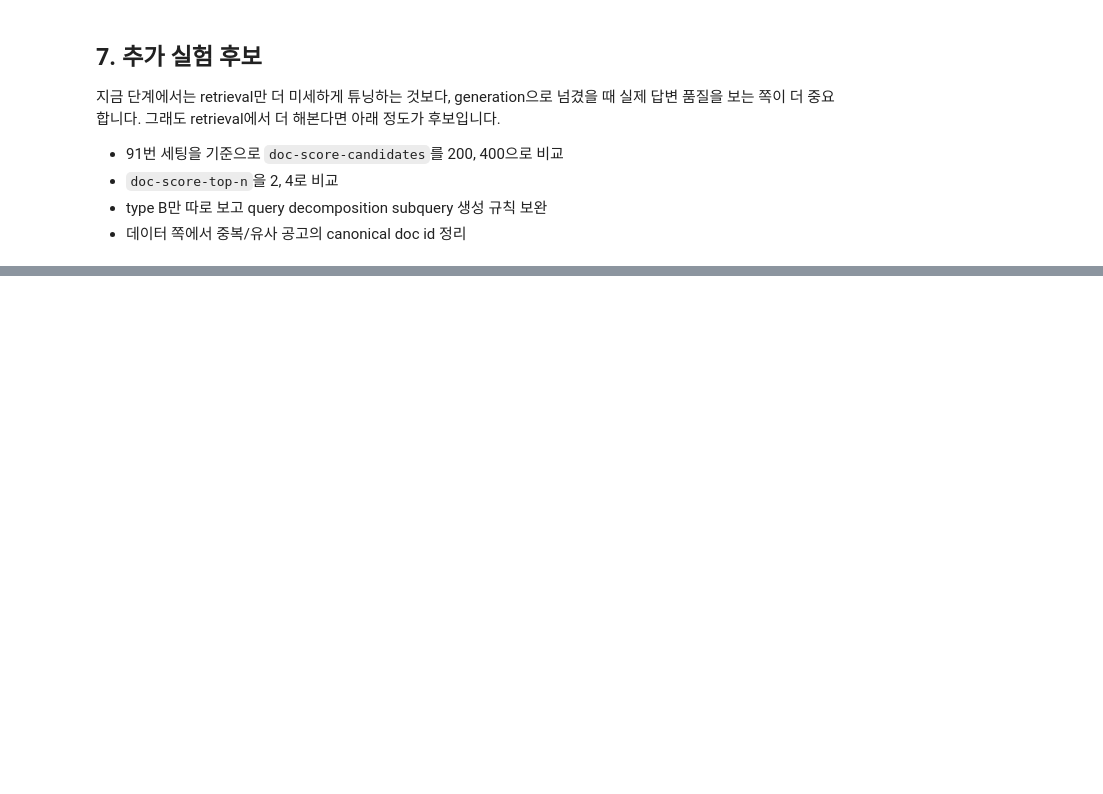
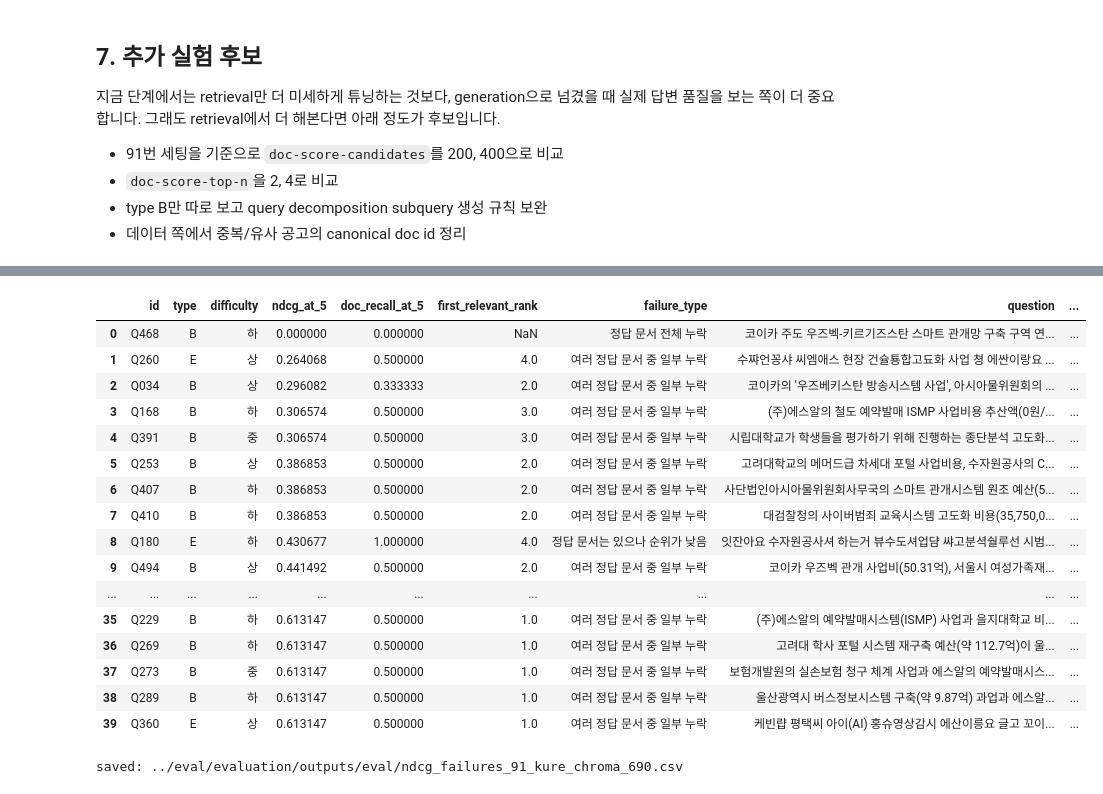
Before and after one commit to hskim2327/chatbot, a Jupyter notebook: notebooks/retrieval_690_optimization.ipynb, the cells around one changed output, grey strips where cells are left out. Saved outputs shown, nothing was run; the diff lists cells and outputs as text; code cells hidden in the pictures; blank space fills up the shorter version.

```diff
--- a/notebooks/retrieval_690_optimization.ipynb
+++ b/notebooks/retrieval_690_optimization.ipynb
@@ -182,0 +381,35 @@ print('\n' + best_eval_cmd)
+# %%
+view_cols = [
+    'id', 'type', 'difficulty', 'ndcg_at_5', 'doc_recall_at_5', 'first_relevant_rank',
+    'failure_type', 'question', 'ground_truth_docs', 'retrieved_docs', 'missing_docs',
+]
+
+failure_view = failure_91[view_cols].copy()
+for col in ['ground_truth_docs', 'retrieved_docs', 'missing_docs']:
+    failure_view[col] = failure_view[col].apply(lambda docs: '\n'.join(docs))
+
+pd.set_option('display.max_colwidth', 220)
+display(failure_view.head(40))
+
+FAILURE_EXPORT_PATH.parent.mkdir(parents=True, exist_ok=True)
+failure_view.to_csv(FAILURE_EXPORT_PATH, index=False, encoding='utf-8-sig')
+print('saved:', FAILURE_EXPORT_PATH)
+# %% [output]
+|  | id | type | difficulty | ndcg_at_5 | doc_recall_at_5 | first_relevant_rank | failure_type | question | ... |
+| 0 | Q468 | B | 하 | 0.000000 | 0.000000 | NaN | 정답 문서 전체 누락 | 코이카 주도 우즈벡-키르기즈스탄 스마트 관개망 구축 구역 연... | ... |
+| 1 | Q260 | E | 상 | 0.264068 | 0.500000 | 4.0 | 여러 정답 문서 중 일부 누락 | 수쨔언꽁샤 씨엠애스 현장 건슐툥합고됴화 사업 쳥 에싼이랑요 ... | ... |
+| 2 | Q034 | B | 상 | 0.296082 | 0.333333 | 2.0 | 여러 정답 문서 중 일부 누락 | 코이카의 '우즈베키스탄 방송시스템 사업', 아시아물위원회의 ... | ... |
+| 3 | Q168 | B | 하 | 0.306574 | 0.500000 | 3.0 | 여러 정답 문서 중 일부 누락 | (주)에스알의 철도 예약발매 ISMP 사업비용 추산액(0원/... | ... |
+| 4 | Q391 | B | 중 | 0.306574 | 0.500000 | 3.0 | 여러 정답 문서 중 일부 누락 | 시립대학교가 학생들을 평가하기 위해 진행하는 종단분석 고도화... | ... |
+| 5 | Q253 | B | 상 | 0.386853 | 0.500000 | 2.0 | 여러 정답 문서 중 일부 누락 | 고려대학교의 메머드급 차세대 포털 사업비용, 수자원공사의 C... | ... |
+| 6 | Q407 | B | 하 | 0.386853 | 0.500000 | 2.0 | 여러 정답 문서 중 일부 누락 | 사단법인아시아물위원회사무국의 스마트 관개시스템 원조 예산(5... | ... |
+| 7 | Q410 | B | 하 | 0.386853 | 0.500000 | 2.0 | 여러 정답 문서 중 일부 누락 | 대검찰청의 사이버범죄 교육시스템 고도화 비용(35,750,0... | ... |
+| 8 | Q180 | E | 하 | 0.430677 | 1.000000 | 4.0 | 정답 문서는 있으나 순위가 낮음 | 잇잔아요 수자원공사셔 하는거 뷰수도셔업댬 쌰고분셕숼루선 시범... | ... |
+| 9 | Q494 | B | 상 | 0.441492 | 0.500000 | 2.0 | 여러 정답 문서 중 일부 누락 | 코이카 우즈벡 관개 사업비(50.31억), 서울시 여성가족재... | ... |
+| ... | ... | ... | ... | ... | ... | ... | ... | ... | ... |
+| 35 | Q229 | B | 하 | 0.613147 | 0.500000 | 1.0 | 여러 정답 문서 중 일부 누락 | (주)에스알의 예약발매시스템(ISMP) 사업과 을지대학교 비... | ... |
+| 36 | Q269 | B | 하 | 0.613147 | 0.500000 | 1.0 | 여러 정답 문서 중 일부 누락 | 고려대 학사 포털 시스템 재구축 예산(약 112.7억)이 울... | ... |
+| 37 | Q273 | B | 중 | 0.613147 | 0.500000 | 1.0 | 여러 정답 문서 중 일부 누락 | 보험개발원의 실손보험 청구 체계 사업과 에스알의 예약발매시스... | ... |
+| 38 | Q289 | B | 하 | 0.613147 | 0.500000 | 1.0 | 여러 정답 문서 중 일부 누락 | 울산광역시 버스정보시스템 구축(약 9.87억) 과업과 에스알... | ... |
+| 39 | Q360 | E | 상 | 0.613147 | 0.500000 | 1.0 | 여러 정답 문서 중 일부 누락 | 케빈럅 평택씨 아이(AI) 홍슈영상감시 에산이릉요 글고 꼬이... | ... |
+saved: ../eval/evaluation/outputs/eval/ndcg_failures_91_kure_chroma_690.csv
```
Also changed, not shown: parts of 22 cells of this notebook, 13 other files.
